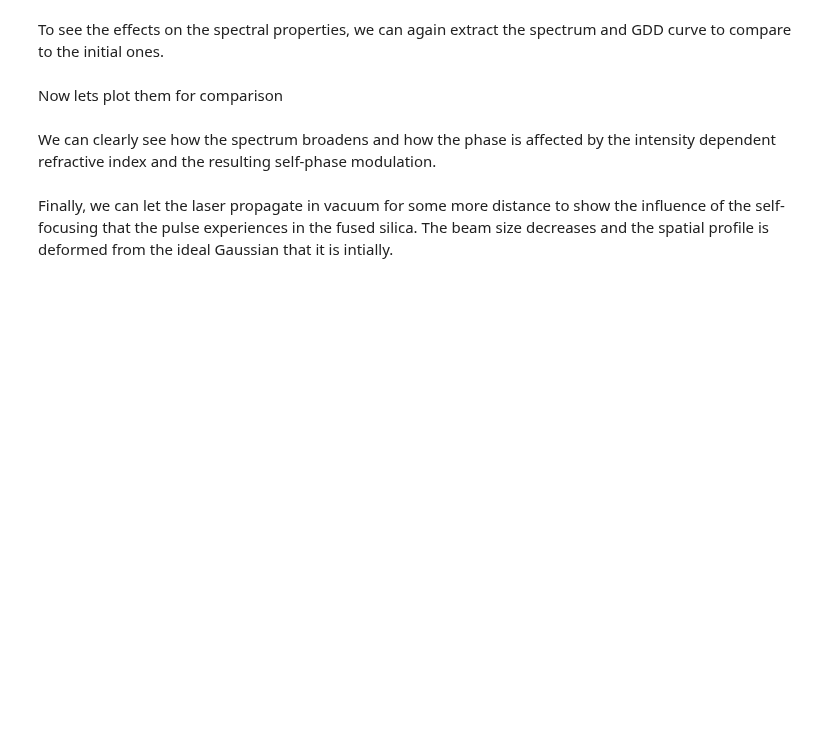
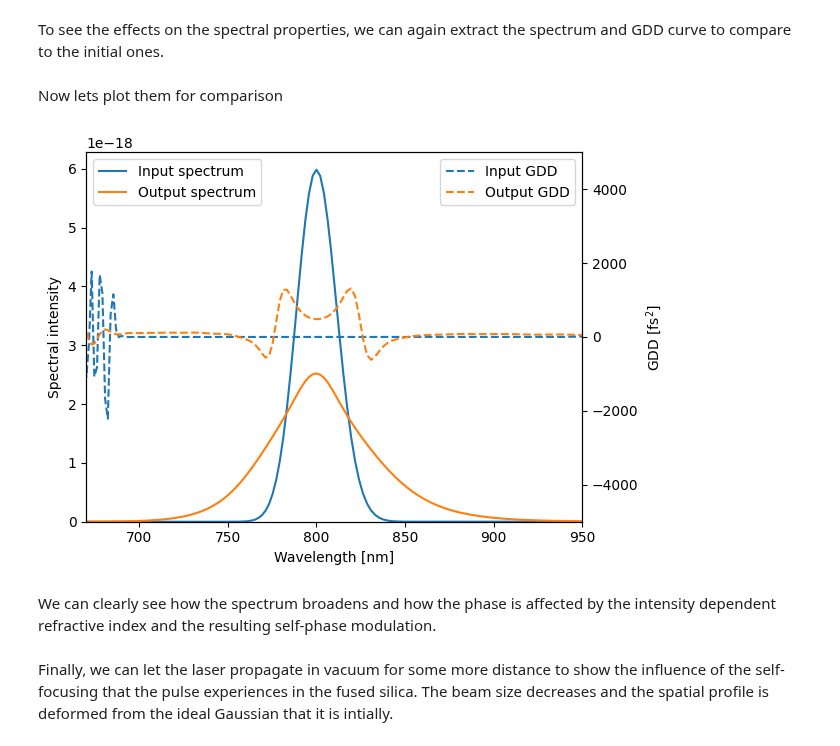
Before and after one commit to LASY-org/lasy, a Jupyter notebook: docs/source/tutorials/nonlinear_propagation_split_step.ipynb, the cells around one changed output. Drawn from its saved outputs; the diff is of its cells as text; code cells hidden in the pictures; blank space fills up the shorter version.

```diff
--- a/docs/source/tutorials/nonlinear_propagation_split_step.ipynb
+++ b/docs/source/tutorials/nonlinear_propagation_split_step.ipynb
@@ -81,9 +81,9 @@ A very common and proven approach for accurately simulating the nonlinear propag
 
 For our purpose, we can use the `AngularSpectrumDFFTPropagator` that describes the linear propagation in dispersive media, and the `NonlinearKerrStep` for the nonlinear propagation step. We will create them in the following:
 # %%
-linear_proapgator = AngularSpectrumDFFTPropagator(
-    omega0=profile.omega0, n=n_fusedsilica, dim=laser.dim
-)
+linear_proapgator = AngularSpectrumDFFTPropagator(omega0=profile.omega0,
+                                                  n=n_fusedsilica,
+                                                  dim=laser.dim)
 nonlinear_phase = NonlinearKerrStep(n2=n2, k0=laser.profile.omega0 / c)
 # %% [markdown]
 To accurately simulate the interplay of the two propagation steps, the split-step approach devides total propagation distance into multiple sub-steps and alternately applies the two propagation steps. In general, the simulation result will become more accurate the more propagation steps are taken. In this specific case 10 steps seems like a good compromise between accurate results and a reasonably short simulation time.
@@ -94,12 +94,13 @@ Nsteps = 10  # number of propagation steps
 dz = d_FS / Nsteps  # length of the individual propagation steps
 
 for i in range(Nsteps):
-    laser.grid = linear_proapgator.propagate(
-        grid_in=laser.grid, distance=dz
-    )  # linear propagation
-    laser.grid = nonlinear_phase.apply(
-        grid_in=laser.grid, distance=dz
-    )  #  nonlinear propagation
+    # linear propatation step
+    laser.grid = linear_proapgator.propagate(grid_in=laser.grid,
+                                             distance=dz)
+
+    # nonlinear propagation step
+    laser.grid = nonlinear_phase.apply(grid_in=laser.grid,
+                                       distance=dz)
 
     # print progress
     print(f"Progress: {100 * (i + 1) / Nsteps:.1f}%", end="\r")
@@ -110,37 +115,45 @@ laser.show(show_intensity=True)
 # %% [markdown]
 To see the effects on the spectral properties, we can again extract the spectrum and GDD curve to compare to the initial ones.
 # %%
-output_spectrum, omega = get_spectrum(
-    grid=laser.grid, dim=laser.dim, omega0=laser.profile.omega0
-)
-output_gdd, _ = get_dispersion(
-    grid=laser.grid, dim=laser.dim, omega0=laser.profile.omega0, order=2
-)
+output_spectrum, omega = get_spectrum(grid=laser.grid,
+                                      dim=laser.dim,
+                                      omega0=laser.profile.omega0)
+
+output_gdd, _ = get_dispersion(grid=laser.grid,
+                               dim=laser.dim,
+                               omega0=laser.profile.omega0,
+                               order=2)
 # %% [markdown]
 Now lets plot them for comparison
 # %%
 wavelength_nm = 1e9 * 2 * np.pi * c / omega
 
 # spectrum
 plt.plot(wavelength_nm, initial_spectrum, label="Input spectrum")
 plt.plot(wavelength_nm, output_spectrum, label="Output spectrum")
+
 plt.ylabel("Spectral intensity")
 plt.xlabel("Wavelength [nm]")
-plt.ylim(
-    0,
-)
+
+plt.ylim(0,)
 plt.xlim(670, 950)
+
 plt.legend(loc="upper left")
 plt.twinx()
 
 # GDD
 plt.plot(wavelength_nm, initial_gdd * 1e30, label="Input GDD", linestyle="--")
 plt.plot(wavelength_nm, output_gdd * 1e30, label="Output GDD", linestyle="--")
+
 plt.ylabel("GDD [fs$^2$]")
 plt.xlabel("Wavelength [nm]")
+
 plt.ylim(-5000, 5000)
+
 plt.legend(loc="upper right")
 plt.show()
+# %% [output]
+[figure, added]
 # %% [markdown]
 We can clearly see how the spectrum broadens and how the phase is affected by the intensity dependent refractive index and the resulting self-phase modulation.
 # %% [markdown]
```
Also changed, not shown: parts of 7 cells of this notebook.
